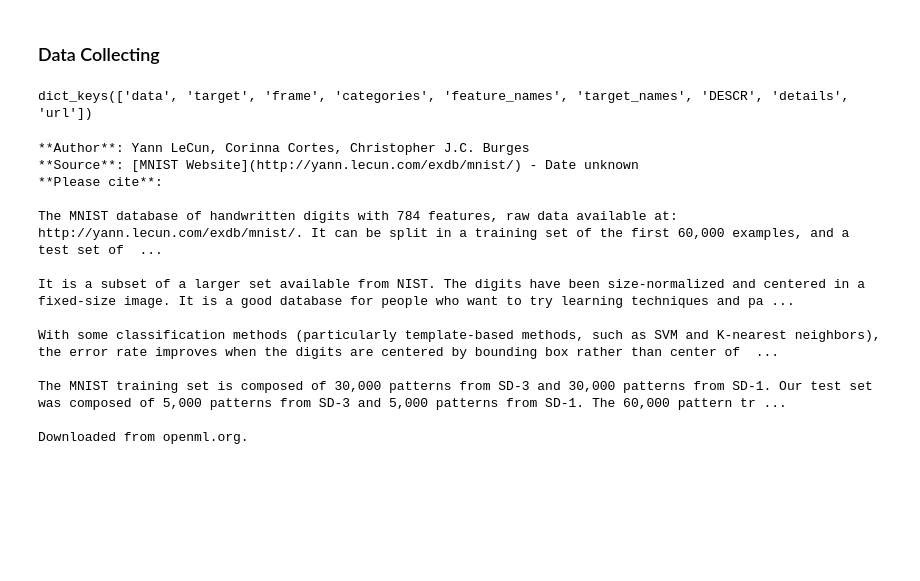
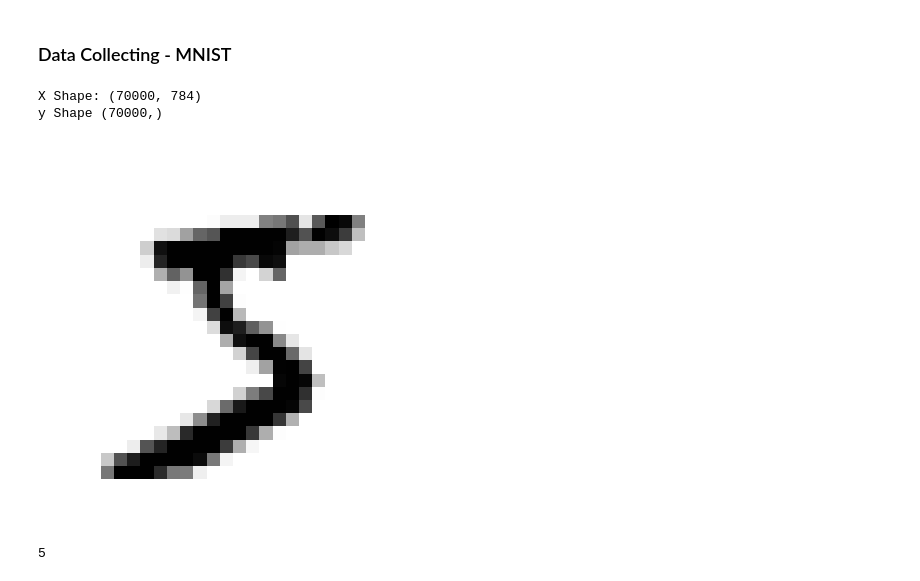
Before and after one commit to paulinhok14/ml-image-classification, a Jupyter notebook: img-classification.ipynb, the cells around one changed output. Saved outputs shown, nothing was run; the diff lists cells and outputs as text; code cells hidden in the pictures; blank space fills up the shorter version.

Commit message:
Adding functions to read digits as np arrays and converts into an image

```diff
--- a/img-classification.ipynb
+++ b/img-classification.ipynb
@@ -6,24 +3,51 @@ from sklearn.datasets import fetch_openml
+# %%
+# Python ≥3.5 is required
+import sys
+assert sys.version_info >= (3, 5)
+
+# Scikit-Learn ≥0.20 is required
+import sklearn
+assert sklearn.__version__ >= "0.20"
+from sklearn.datasets import fetch_openml
+
+# To make this notebook's output stable across runs
+np.random.seed(42)
+
+# Common imports
+import os
+import pandas as pd
+import numpy as np
+
+# Matplotlib configuration
+%matplotlib inline
+import matplotlib as mpl
+import matplotlib.pyplot as plt
+mpl.rc('axes', labelsize=14)
+mpl.rc('xtick', labelsize=12)
+mpl.rc('ytick', labelsize=12)
 # %% [markdown]
-### Data Collecting
+### Data Collecting - MNIST
-# %%
-# Reading MNIST
-mnist = fetch_openml('mnist_784', version=1)
-mnist.keys()
-# %% [output]
-dict_keys(['data', 'target', 'frame', 'categories', 'feature_names', 'target_names', 'DESCR', 'details', 'url'])
-# %%
-print(mnist['DESCR'])
-# %% [output]
-**Author**: Yann LeCun, Corinna Cortes, Christopher J.C. Burges
-**Source**: [MNIST Website](http://yann.lecun.com/exdb/mnist/) - Date unknown
-**Please cite**:
-
-The MNIST database of handwritten digits with 784 features, raw data available at: http://yann.lecun.com/exdb/mnist/. It can be split in a training set of the first 60,000 examples, and a test set of  ...
-
-It is a subset of a larger set available from NIST. The digits have been size-normalized and centered in a fixed-size image. It is a good database for people who want to try learning techniques and pa ...
-
-With some classification methods (particularly template-based methods, such as SVM and K-nearest neighbors), the error rate improves when the digits are centered by bounding box rather than center of  ...
-
-The MNIST training set is composed of 30,000 patterns from SD-3 and 30,000 patterns from SD-1. Our test set was composed of 5,000 patterns from SD-3 and 5,000 patterns from SD-1. The 60,000 pattern tr ...
-
-Downloaded from openml.org.
+# %%
+# Reading MNIST
+mnist = fetch_openml('mnist_784', version=1, as_frame=False)
+# Setting Data and Target to X and Y
+X, y = mnist['data'], mnist['target']
+print('X Shape:', X.shape)
+print('y Shape', y.shape)
+# %% [output]
+X Shape: (70000, 784)
+y Shape (70000,)
+# %%
+some_digit = X[0]
+some_digit_image = some_digit.reshape(28, 28)
+
+# Exhibiting
+plt.imshow(some_digit_image, cmap='binary')
+plt.axis('off')
+plt.show()
+# y has the label as a String, converting to int
+y = y.astype(int)
+print(y[0])
+# %% [output]
+[figure, added]
+5
```
Also changed, not shown: parts of 5 cells of this notebook.
